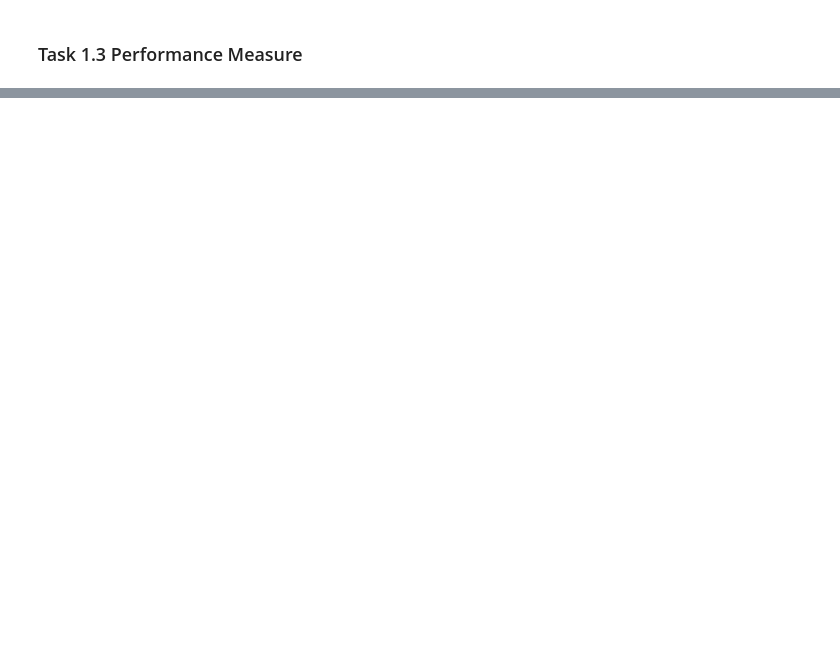
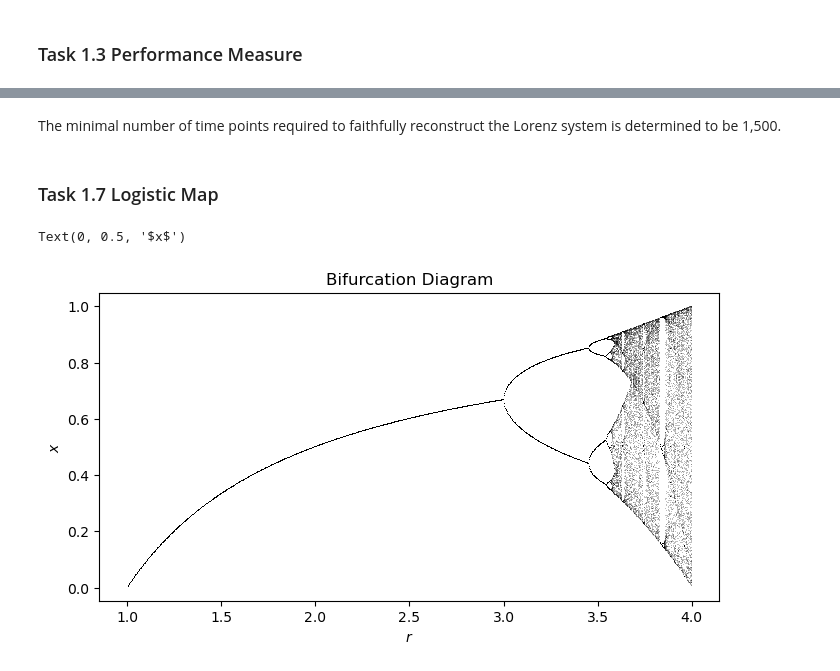
Before and after one commit to HeyuanChi/DSML_24ws, a Jupyter notebook: ex08/ex08.ipynb, the cells around one changed output, grey strips where cells are left out. Saved outputs shown, nothing was run; the diff lists cells and outputs as text; code cells hidden in the pictures; blank space fills up the shorter version.

```diff
--- a/ex08/ex08.ipynb
+++ b/ex08/ex08.ipynb
@@ -93,0 +219,21 @@ plt.grid(True)
+# %%
+def embed_time_series(data, t, delay, dimension):
+    n_samples = len(data) - (dimension - 1) * delay
+    embedded_data = np.zeros((n_samples, dimension))
+    for i in range(dimension):
+        embedded_data[:, i] = data[i * delay:i * delay + n_samples]
+    return embedded_data, t[:n_samples]
+# %%
+for delay_time in [5, 10, 20]:
+    for embedding_dim in [2, 3, 4]:
+        print(f'Delay: {delay_time}, Dimension: {embedding_dim}')
+        embedded_x, t = embed_time_series(sol.y[0], sol.t, delay_time, embedding_dim)
+
+        optimizer = ps.STLSQ(threshold=0.1)
+        model = ps.SINDy(feature_library=feature_library, optimizer=optimizer)
+        model.fit(embedded_x, t=t)
+        model.print()
+
+        predicted_points = np.array(Parallel(n_jobs=16)(delayed(predict_n_step)(model, embedded_x, sol.t, i, N) for i in tqdm(range(num - N))))
+        mse = np.mean((predicted_points[:, 0] - embedded_x[N: num, 0]) ** 2)
+        print(f"MSE: {mse}")
@@ -93,0 +331,29 @@ plt.grid(True)
+# %% [markdown]
+The minimal number of time points required to faithfully reconstruct the Lorenz system is determined to be 1,500.
+# %% [markdown]
+### Task 1.7 Logistic Map
+# %%
+def logistic_map(r, x):
+    return r * x * (1 - x)
+
+def simulate_logistic_map(r_values, num_iterations, initial_value=0.5):
+    data = np.zeros((len(r_values), num_iterations))
+    for i, r in enumerate(r_values):
+        x = initial_value
+        for t in range(num_iterations):
+            x = logistic_map(r, x)
+            data[i, t] = x
+    return data
+
+r_values = np.linspace(1.0, 4.0, 1001, endpoint=False)[1:]
+logistic_data = simulate_logistic_map(r_values, 20000)
+# %%
+plt.figure(figsize=(8, 4))
+for i in range(len(r_values)):
+    plt.plot([r_values[i]] * 100, logistic_data[i, -100:], ',k', alpha=0.25)
+plt.title("Bifurcation Diagram")
+plt.xlabel("$r$")
+plt.ylabel("$x$")
+# %% [output]
+Text(0, 0.5, '$x$')
+[figure, added]
```
Also changed, not shown: parts of 28 cells of this notebook.
